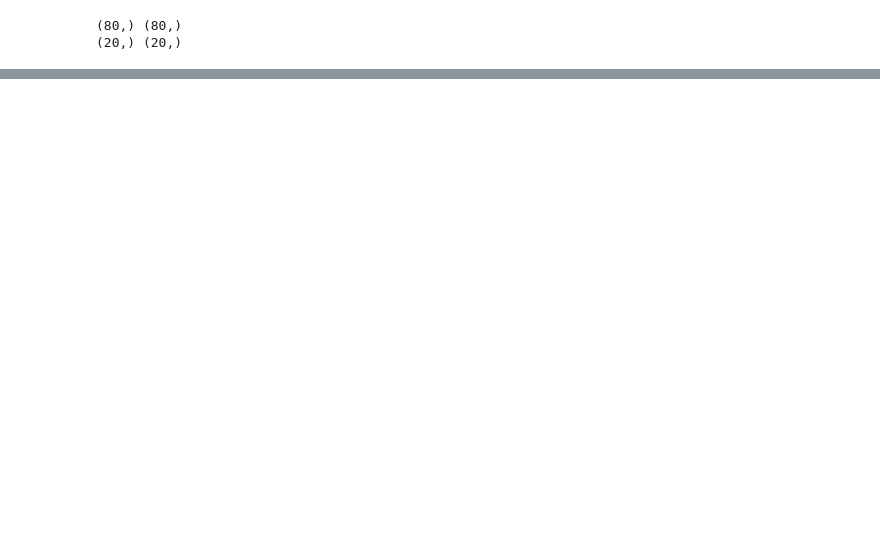
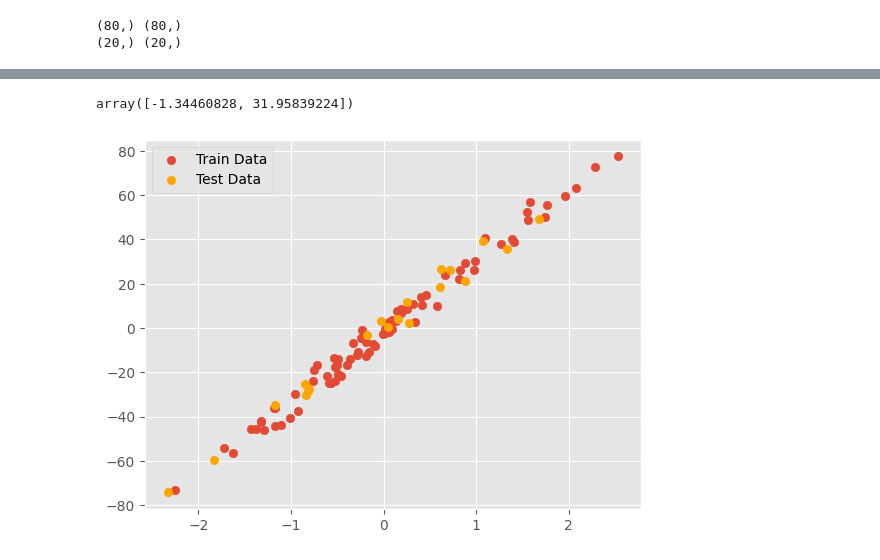
Before and after one commit to souravbhunia07/Machine_Learning, a Jupyter notebook: ML Concepts/Linear Regression/Linear Regression.ipynb, the cells around one changed output, grey strips where cells are left out. Saved outputs shown, nothing was run; the diff lists cells and outputs as text; code cells hidden in the pictures; blank space fills up the shorter version.

```diff
--- a/ML Concepts/Linear Regression/Linear Regression.ipynb
+++ b/ML Concepts/Linear Regression/Linear Regression.ipynb
@@ -96,0 +123,4 @@ plt.show()
+# %%
+theta
+# %% [output]
+array([-1.34460828, 31.95839224])
@@ -96,0 +130,7 @@ plt.show()
+# %%
+plt.scatter(XT, YT, label="Train Data")
+plt.scatter(Xt, Yt, label="Test Data", color="orange")
+plt.legend()
+plt.show()
+# %% [output]
+[figure, added]
```
Also changed, not shown: parts of 16 cells of this notebook, 1 other file.
